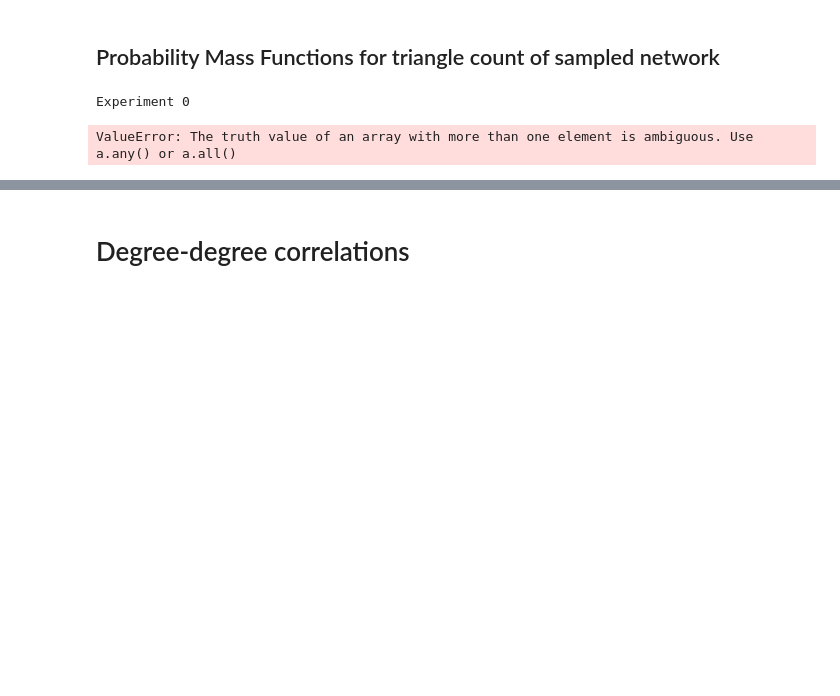
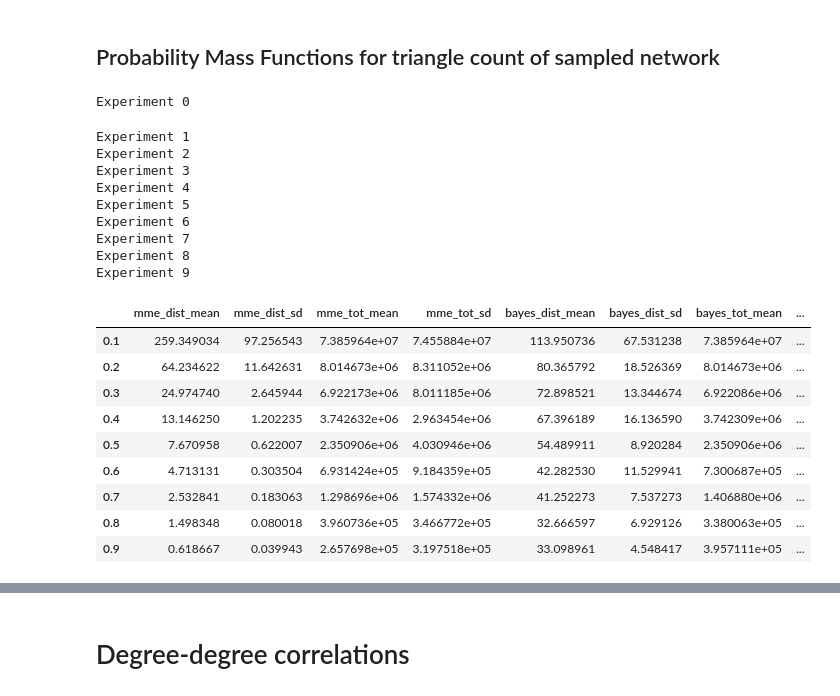
Before and after one commit to narnolddd/sample-nets, a Jupyter notebook: MonteCarloTranslate.ipynb, the cells around one changed output, grey strips where cells are left out. Drawn from its saved outputs; the diff is of its cells as text; code cells hidden in the pictures; blank space fills up the shorter version.

```diff
--- a/MonteCarloTranslate.ipynb
+++ b/MonteCarloTranslate.ipynb
@@ -591,13 +625,26 @@ def poisson_prior(mean, tol):
 # %%
-N,M=1000,10000
-G = nx.gnm_random_graph(N,M)
+# N,M=1000,10000
+# G = nx.gnm_random_graph(N,M)
 
 # G = nx.powerlaw_cluster_graph(10000,5,0.3)
 
-T_real = sum(edge_triangle_count(G))/3.0
+from scipy.stats import rv_discrete
 
-p_range = np.linspace(0.1,1.0,10)
-experiments = 1
+folder="InterNaomi"
+name="INTER"
+G = nx.read_edgelist(folder+'/REAL')
+M = G.number_of_edges()
+
+Tl_real_full = edge_triangle_count(G)
+maxT = max(Tl_real_full)
+T_real = sum(Tl_real_full)/3.0
+
+t_counts = Counter(Tl_real_full)
+pk = [t_counts[t]/M for t in range(0,maxT + 1)]
+true_prior = rv_discrete("true",values= (np.array(range(maxT+1)), pk))
+
+p_range = np.linspace(0.1,0.9,9)
+experiments = 10
 
 mme_tri_dist_err = np.zeros((experiments,len(p_range)))
 mme_tri_tot_err = np.zeros((experiments,len(p_range)))
@@ -605,9 +652,12 @@ mme_tri_tot_err = np.zeros((experiments,len(p_range)))
 bayes_pois_dist_err = np.zeros((experiments,len(p_range)))
 bayes_pois_tot_err = np.zeros((experiments,len(p_range)))
 
+bayes_true_dist_err = np.zeros((experiments,len(p_range)))
+bayes_true_tot_err = np.zeros((experiments,len(p_range)))
+
 def single_run_tri(run_number):
     for ind, p in enumerate(p_range):
-        H = edge_sample(G,p)
+        H = nx.read_edgelist(folder+'/'+name+str(round(p,1))+'-'+str(run_number))
 
         N_prime, M_prime = H.number_of_nodes(), H.number_of_edges()
         missing_edges = round(M_prime*(1.0/p - 1.0))
@@ -629,12 +679,17 @@ def single_run_tri(run_number):
         ## Bayes approx Poisson
         T_lambda = T_mme*3.0/(M_prime + missing_edges)
 
+        bayes_true_tri = tri_bayes_approx_true(tl_sampled[:M_prime], p, true_prior)
+        bayes_true_dist_err[run_number,ind] = mse(bayes_true_tri[:M_prime],tl_real[:M_prime])
+
         # bayes_pois_tri = tri_bayes_approx(tl_sampled[:M_prime],p,poisson_prior(T_lambda,0.000001))
-        bayes_pois_tri = tri_bayes_approx(tl_sampled[:M_prime],p,T_lambda)
+        bayes_pois_tri = tri_bayes_approx_pois(tl_sampled[:M_prime],p,T_lambda)
         bayes_pois_dist_err[run_number,ind] = mse(bayes_pois_tri[:M_prime],tl_real[:M_prime])
 
-        T_bayes = sum(bayes_pois_tri)/(3.0 * p)
-        bayes_pois_tot_err[run_number,ind] = (T_bayes - T_real)**2
+        T_bayes_pois = sum(bayes_pois_tri)/(3.0 * p)
+        T_bayes_true = sum(bayes_true_tri)/(3.0 * p)
+        bayes_pois_tot_err[run_number,ind] = (T_bayes_pois - T_real)**2
+        bayes_true_tot_err[run_number,ind] = (T_bayes_true - T_real)**2
 
 
 for ex in range(experiments):
@@ -642,7 +697,15 @@ for ex in range(experiments):
     single_run_tri(ex)
 # %% [output]
 Experiment 0
-ValueError: The truth value of an array with more than one element is ambiguous. Use a.any() or a.all()
+Experiment 1
+Experiment 2
+Experiment 3
+Experiment 4
+Experiment 5
+Experiment 6
+Experiment 7
+Experiment 8
+Experiment 9
 # %%
 mme_tri_dist_mean = mme_tri_dist_err.mean(axis=0)
 mme_tri_tot_mean = mme_tri_tot_err.mean(axis=0)
@@ -656,2 +724,22 @@ bayes_tri_tot_sd = bayes_pois_tot_err.std(axis=0)
+# %%
+results_df = pd.DataFrame(data=np.transpose([mme_tri_dist_mean, mme_tri_dist_sd,mme_tri_tot_mean, mme_tri_tot_sd,
+bayes_tri_dist_mean, bayes_tri_dist_sd, bayes_tri_tot_mean, bayes_tri_tot_sd,
+bayes_tri_true_dist_mean, bayes_tri_true_dist_sd, bayes_tri_true_tot_mean, bayes_tri_true_tot_sd]),
+columns = ["mme_dist_mean", "mme_dist_sd","mme_tot_mean","mme_tot_sd",
+"bayes_dist_mean","bayes_dist_sd","bayes_tot_mean","bayes_tot_sd",
+"bayes_dist_true_mean","bayes_dist_true_sd","bayes_tot_true_mean","bayes_tot_true_sd"],index=p_range)
+display(results_df)
+results_df.to_csv(folder+"/tri_error_dataframe.csv", index=True)
+# %% [output]
+|  | mme_dist_mean | mme_dist_sd | mme_tot_mean | mme_tot_sd | bayes_dist_mean | bayes_dist_sd | bayes_tot_mean | ... |
+| 0.1 | 259.349034 | 97.256543 | 7.385964e+07 | 7.455884e+07 | 113.950736 | 67.531238 | 7.385964e+07 | ... |
+| 0.2 | 64.234622 | 11.642631 | 8.014673e+06 | 8.311052e+06 | 80.365792 | 18.526369 | 8.014673e+06 | ... |
+| 0.3 | 24.974740 | 2.645944 | 6.922173e+06 | 8.011185e+06 | 72.898521 | 13.344674 | 6.922086e+06 | ... |
+| 0.4 | 13.146250 | 1.202235 | 3.742632e+06 | 2.963454e+06 | 67.396189 | 16.136590 | 3.742309e+06 | ... |
+| 0.5 | 7.670958 | 0.622007 | 2.350906e+06 | 4.030946e+06 | 54.489911 | 8.920284 | 2.350906e+06 | ... |
+| 0.6 | 4.713131 | 0.303504 | 6.931424e+05 | 9.184359e+05 | 42.282530 | 11.529941 | 7.300687e+05 | ... |
+| 0.7 | 2.532841 | 0.183063 | 1.298696e+06 | 1.574332e+06 | 41.252273 | 7.537273 | 1.406880e+06 | ... |
+| 0.8 | 1.498348 | 0.080018 | 3.960736e+05 | 3.466772e+05 | 32.666597 | 6.929126 | 3.380063e+05 | ... |
+| 0.9 | 0.618667 | 0.039943 | 2.657698e+05 | 3.197518e+05 | 33.098961 | 4.548417 | 3.957111e+05 | ... |
 # %%
 ## Comment below out if not using dark mode ;)
```
Also changed, not shown: parts of 9 cells of this notebook, 3 other files.
